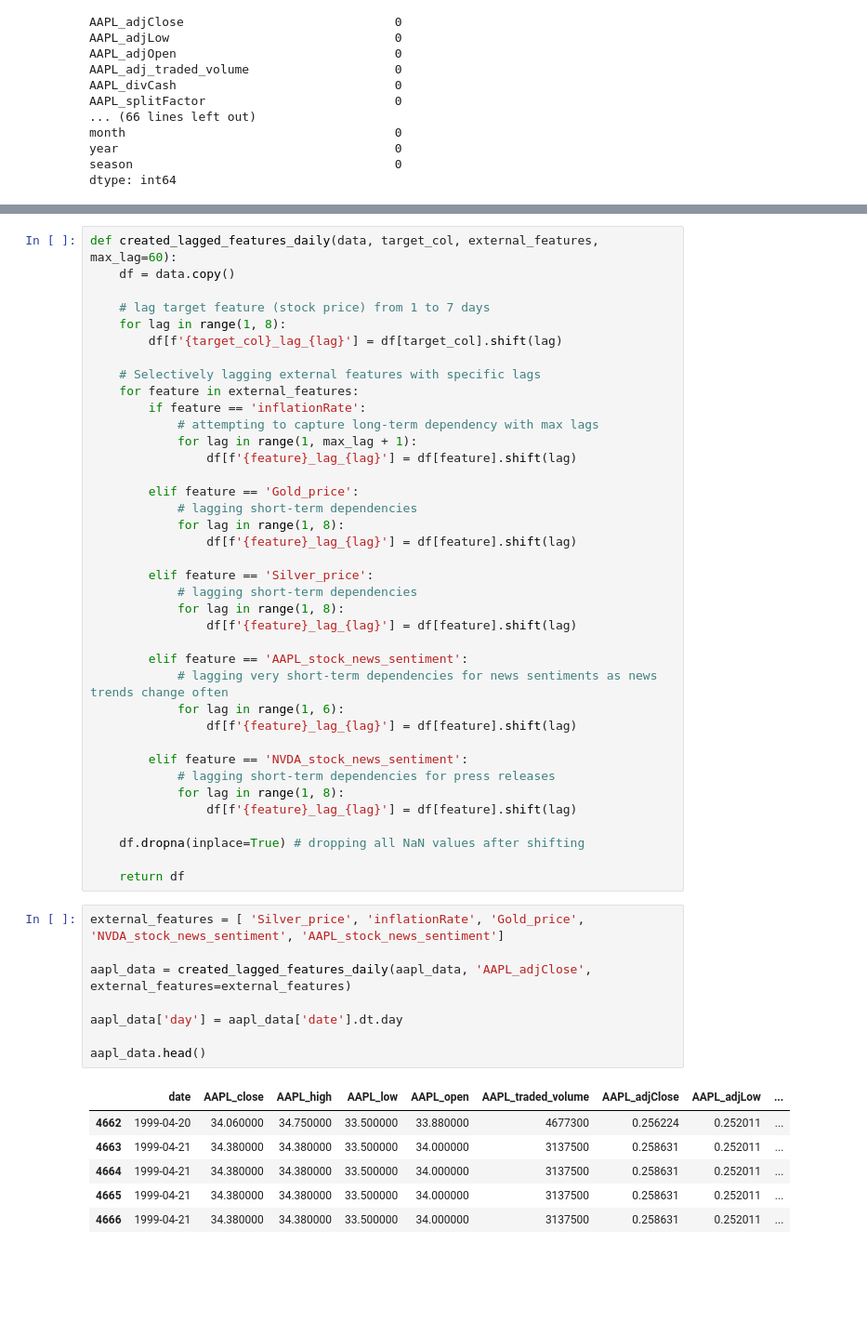
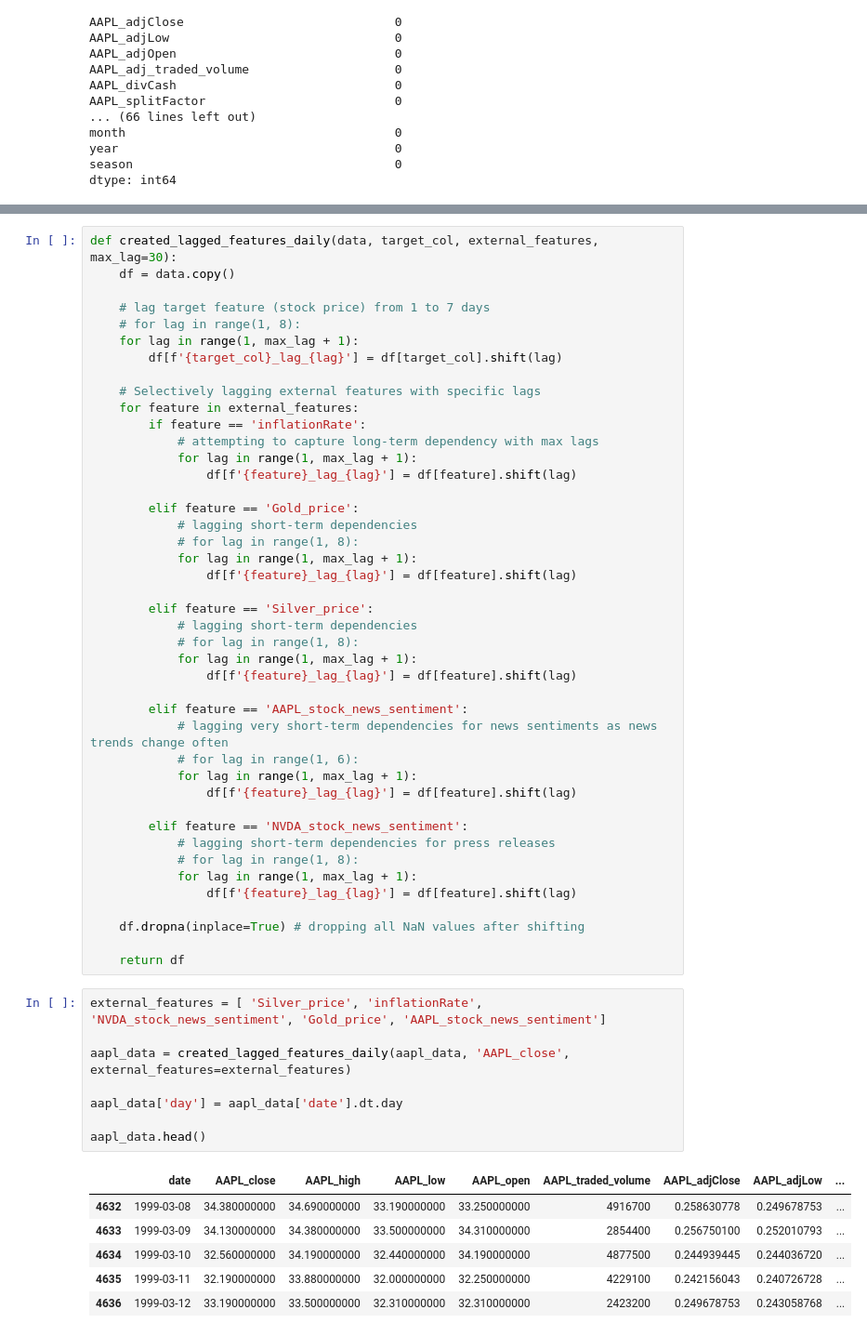
Before and after one commit to Donerne/6300-Data-Project, a Jupyter notebook: data_cleaning_modelling.ipynb, the cells around one changed output, grey strips where cells are left out. Shown at 93% size. Drawn from its saved outputs; the diff is of its cells as text; blank space fills up the shorter version.

```diff
--- a/data_cleaning_modelling.ipynb
+++ b/data_cleaning_modelling.ipynb
@@ -829,9 +868,10 @@ aapl_data.sample(8).sort_values('date')
 # %%
-def created_lagged_features_daily(data, target_col, external_features, max_lag=60):
+def created_lagged_features_daily(data, target_col, external_features, max_lag=30):
     df = data.copy()
 
     # lag target feature (stock price) from 1 to 7 days
-    for lag in range(1, 8):
+    # for lag in range(1, 8):
+    for lag in range(1, max_lag + 1):
         df[f'{target_col}_lag_{lag}'] = df[target_col].shift(lag)
 
     # Selectively lagging external features with specific lags
@@ -843,42 +883,46 @@ def created_lagged_features_daily(data, target_col, external_features, max_lag=6
 
         elif feature == 'Gold_price':
             # lagging short-term dependencies
-            for lag in range(1, 8):
+            # for lag in range(1, 8):
+            for lag in range(1, max_lag + 1):
                 df[f'{feature}_lag_{lag}'] = df[feature].shift(lag)
 
         elif feature == 'Silver_price':
             # lagging short-term dependencies
-            for lag in range(1, 8):
+            # for lag in range(1, 8):
+            for lag in range(1, max_lag + 1):
                 df[f'{feature}_lag_{lag}'] = df[feature].shift(lag)
 
         elif feature == 'AAPL_stock_news_sentiment':
             # lagging very short-term dependencies for news sentiments as news trends change often
-            for lag in range(1, 6):
+            # for lag in range(1, 6):
+            for lag in range(1, max_lag + 1):
                 df[f'{feature}_lag_{lag}'] = df[feature].shift(lag)
 
         elif feature == 'NVDA_stock_news_sentiment':
             # lagging short-term dependencies for press releases
-            for lag in range(1, 8):
+            # for lag in range(1, 8):
+            for lag in range(1, max_lag + 1):
                 df[f'{feature}_lag_{lag}'] = df[feature].shift(lag)
 
     df.dropna(inplace=True) # dropping all NaN values after shifting
 
     return df
 # %%
-external_features = [ 'Silver_price', 'inflationRate', 'Gold_price', 'NVDA_stock_news_sentiment', 'AAPL_stock_news_sentiment']
+external_features = [ 'Silver_price', 'inflationRate', 'NVDA_stock_news_sentiment', 'Gold_price', 'AAPL_stock_news_sentiment']
 
-aapl_data = created_lagged_features_daily(aapl_data, 'AAPL_adjClose', external_features=external_features)
+aapl_data = created_lagged_features_daily(aapl_data, 'AAPL_close', external_features=external_features)
 
 aapl_data['day'] = aapl_data['date'].dt.day
 
 aapl_data.head()
 # %% [output]
 |  | date | AAPL_close | AAPL_high | AAPL_low | AAPL_open | AAPL_traded_volume | AAPL_adjClose | AAPL_adjLow | ... |
-| 4662 | 1999-04-20 | 34.060000 | 34.750000 | 33.500000 | 33.880000 | 4677300 | 0.256224 | 0.252011 | ... |
-| 4663 | 1999-04-21 | 34.380000 | 34.380000 | 33.500000 | 34.000000 | 3137500 | 0.258631 | 0.252011 | ... |
-| 4664 | 1999-04-21 | 34.380000 | 34.380000 | 33.500000 | 34.000000 | 3137500 | 0.258631 | 0.252011 | ... |
-| 4665 | 1999-04-21 | 34.380000 | 34.380000 | 33.500000 | 34.000000 | 3137500 | 0.258631 | 0.252011 | ... |
-| 4666 | 1999-04-21 | 34.380000 | 34.380000 | 33.500000 | 34.000000 | 3137500 | 0.258631 | 0.252011 | ... |
+| 4632 | 1999-03-08 | 34.380000000 | 34.690000000 | 33.190000000 | 33.250000000 | 4916700 | 0.258630778 | 0.249678753 | ... |
+| 4633 | 1999-03-09 | 34.130000000 | 34.380000000 | 33.500000000 | 34.310000000 | 2854400 | 0.256750100 | 0.252010793 | ... |
+| 4634 | 1999-03-10 | 32.560000000 | 34.190000000 | 32.440000000 | 34.190000000 | 4877500 | 0.244939445 | 0.244036720 | ... |
+| 4635 | 1999-03-11 | 32.190000000 | 33.880000000 | 32.000000000 | 32.250000000 | 4229100 | 0.242156043 | 0.240726728 | ... |
+| 4636 | 1999-03-12 | 33.190000000 | 33.500000000 | 32.310000000 | 32.310000000 | 2423200 | 0.249678753 | 0.243058768 | ... |
 # %%
 aapl_data.info()
 # %% [output]
```
Also changed, not shown: parts of 38 cells of this notebook, 8 other files.
